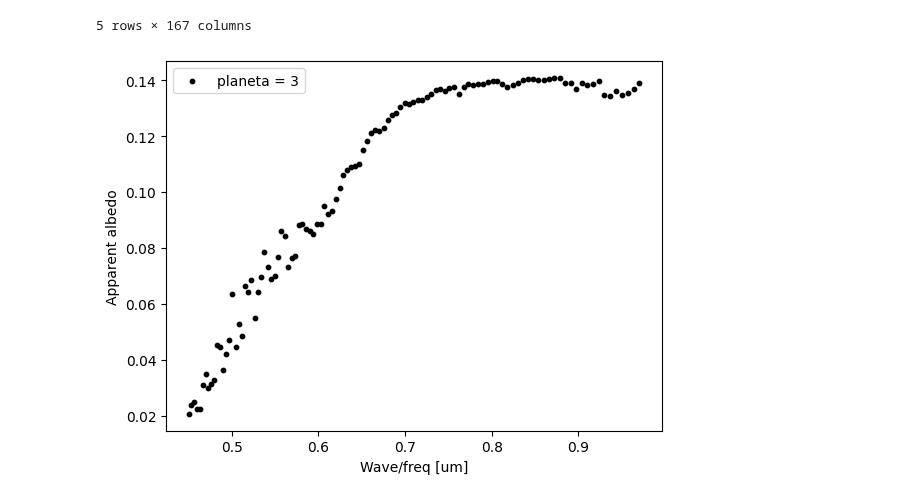
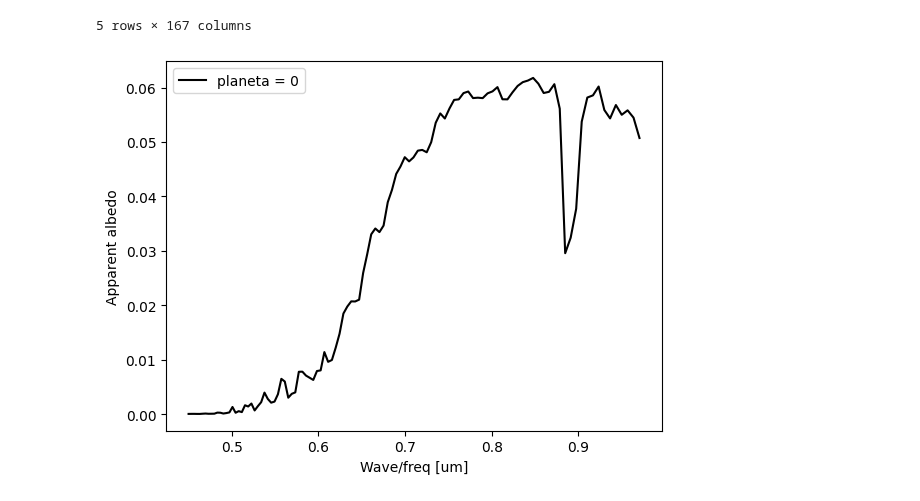
Before and after one commit to SarahBarbosa/geexhp, a Jupyter notebook: notebooks/exemplo.ipynb, the cells around one changed output. Cells and saved outputs as stored; diff of their text form; code cells hidden in the pictures.

```diff
--- a/notebooks/exemplo.ipynb
+++ b/notebooks/exemplo.ipynb
@@ -41,7 +42,7 @@ datagen.gerar_conjunto_dados(psg = psg, n_planetas = 10, datagen_dir = caminho,
 > Salvando arquivo...
 ***** Arquivo salvo com sucesso! *****
 # %%
-dados = caminho + '/data/datagen.parquet'
+dados = '../data/datagen.parquet'
 dados = pd.read_parquet(dados)
 dados.head()
 # %% [output]
@@ -55,14 +67,13 @@ dados.head()
 # %%
-idx = np.random.randint(0, 10)
-wave_freq = dados.iloc[idx]['Wave/freq [um]']
-total_albedo = dados.iloc[idx]['Total [I/F apparent albedo]']
+wave_freq = dados.iloc[0]['Wave/freq [um]']
+total_albedo = dados.iloc[0]['Total [I/F apparent albedo]']
 
-plt.scatter(wave_freq, total_albedo, label = f'planeta = {idx}', c = 'k', s = 10)
+plt.plot(wave_freq, total_albedo, label = 'planeta = 0', c = 'k')
 plt.xlabel('Wave/freq [um]'); plt.ylabel('Apparent albedo')
 plt.legend()
 plt.show()
 # %% [output]
-[figure, old version]
+[figure, new version]
 # %%
 pressoes = []
 temperaturas = []
```
Also changed, not shown: parts of 4 cells of this notebook, 2 other files.
